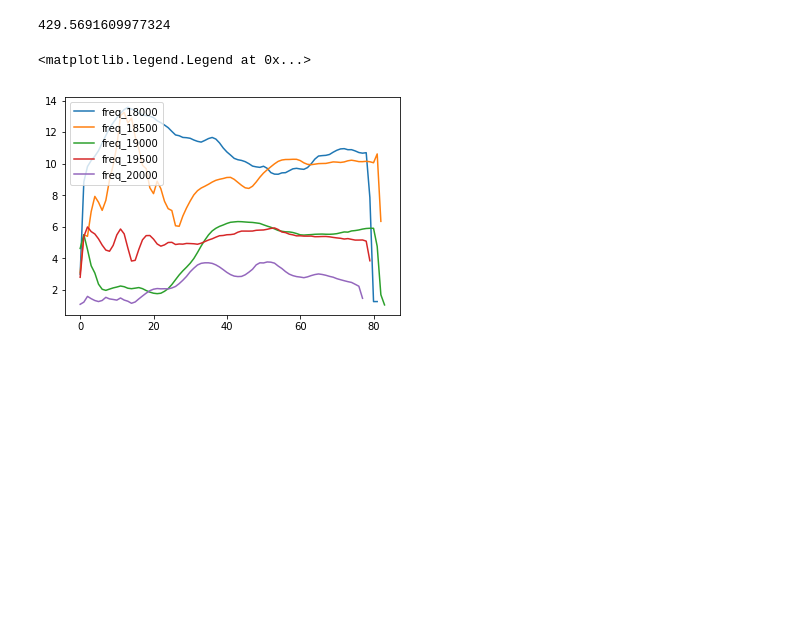
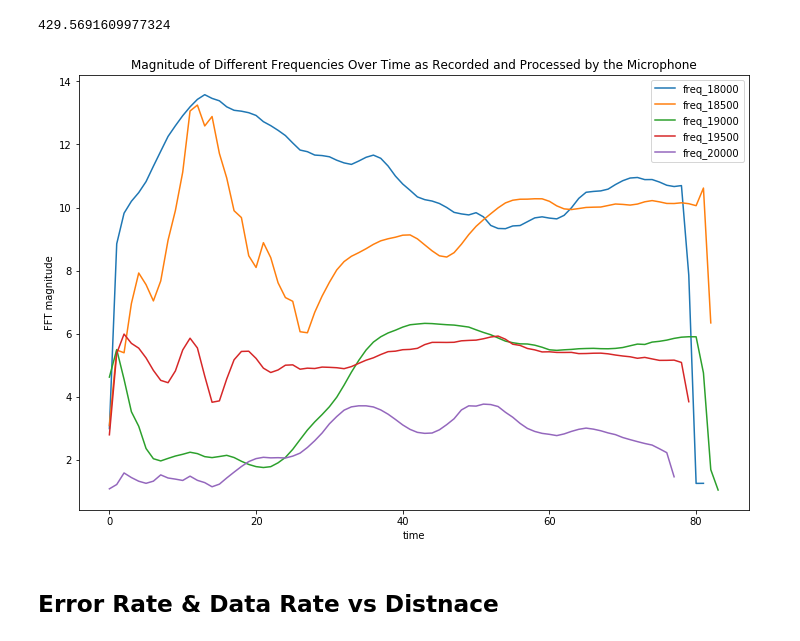
Before and after one commit to liangw6/musical-guacamole, a Jupyter notebook: evaluation.ipynb, the cells around one changed output. Drawn from its saved outputs; the diff is of its cells as text; code cells hidden in the pictures; blank space fills up the shorter version.

```diff
--- a/evaluation.ipynb
+++ b/evaluation.ipynb
@@ -105,9 +144,15 @@ for i in range(18 * 1000, 20 * 1000 + 1, 500):
 with open('eval_result/channel_select.yaml', 'r') as f:
     cs_result = yaml.load(f)
 # %%
+plt.figure(figsize=(12,8))
+plt.xlabel('time')
+plt.ylabel('FFT magnitude')
+plt.title('Magnitude of Different Frequencies Over Time as Recorded and Processed by the Microphone')
 for i in range(18 * 1000, 20 * 1000 + 1, 500):
     plt.plot(cs_result['freq_{}'.format(i)], label = 'freq_{}'.format(i))
 plt.legend()
+plt.savefig('eval_output/channel_selection.png')
 # %% [output]
-<matplotlib.legend.Legend at 0x...>
-[figure, old version]
+[figure, new version]
+# %% [markdown]
+## Error Rate & Data Rate vs Distnace
```
Also changed, not shown: parts of 9 cells of this notebook, 16 other files.
